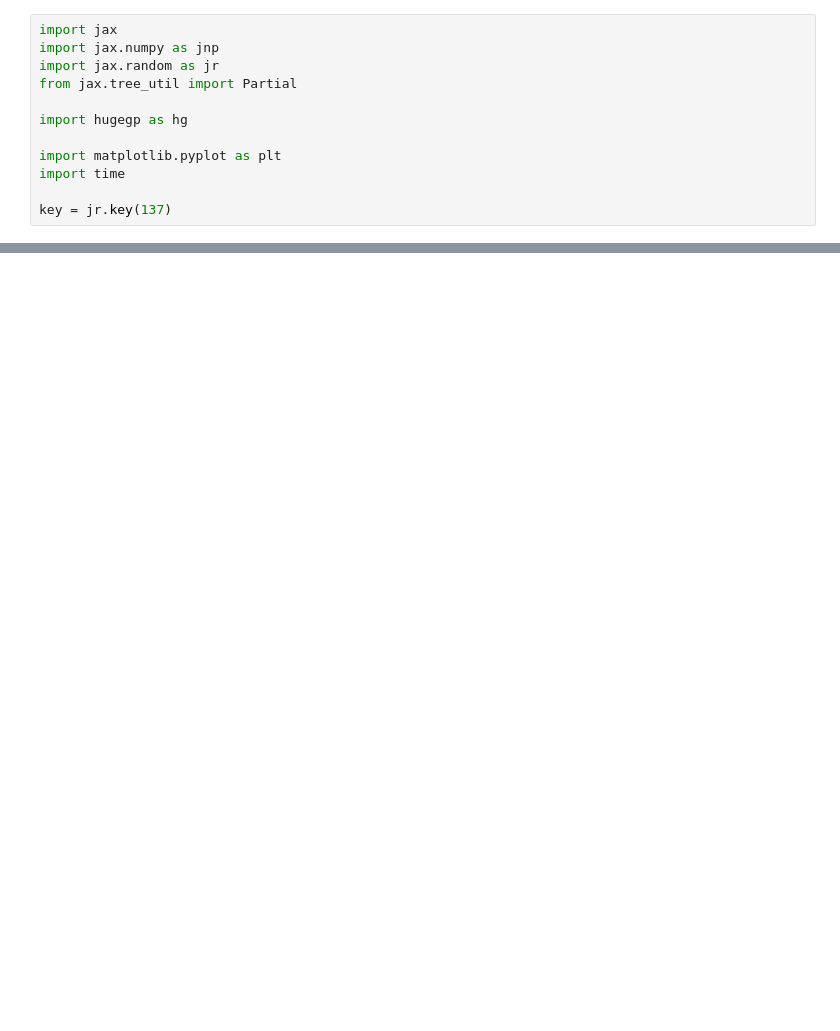
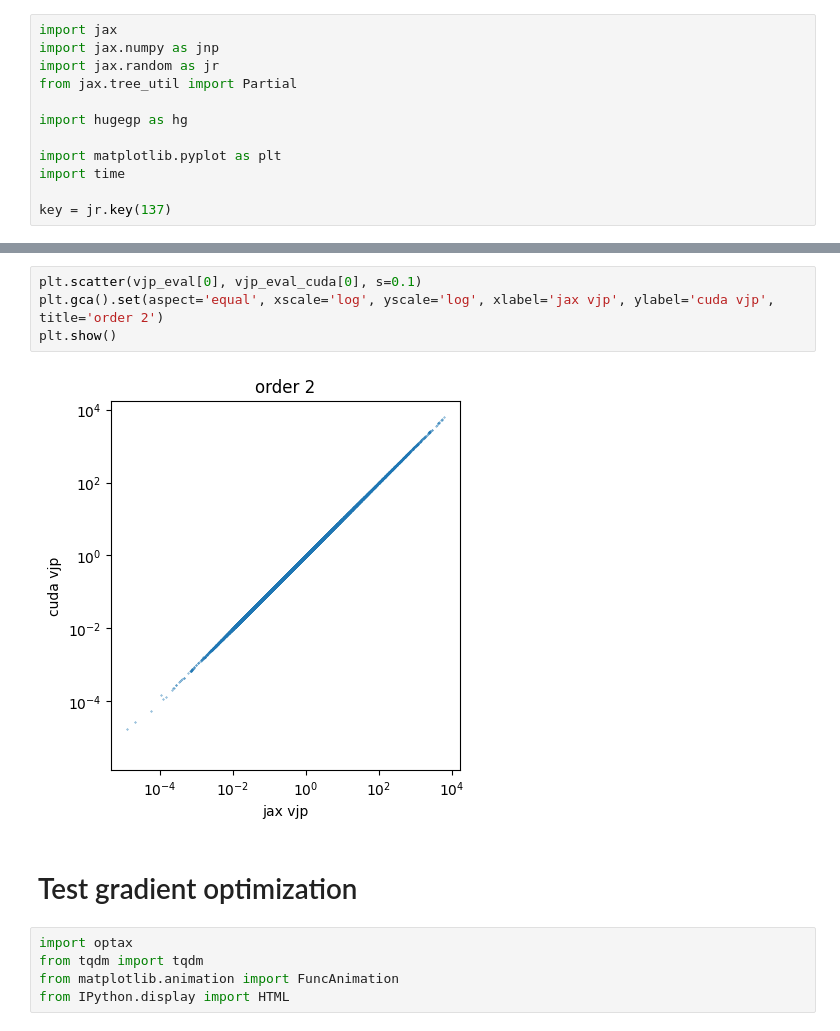
Before and after one commit to stanford-ism/graphgp, a Jupyter notebook: new.ipynb, the cells around one changed output, grey strips where cells are left out. Saved outputs shown, nothing was run; the diff lists cells and outputs as text; blank space fills up the shorter version.

Commit message:
test transpose implementation

```diff
--- a/new.ipynb
+++ b/new.ipynb
@@ -45,0 +75,13 @@ jax.jvp(func, (xi,), (jnp.ones_like(xi),))
+# %%
+plt.scatter(vjp_eval[0], vjp_eval_cuda[0], s=0.1)
+plt.gca().set(aspect='equal', xscale='log', yscale='log', xlabel='jax vjp', ylabel='cuda vjp', title='order 2')
+plt.show()
+# %% [output]
+[figure, added]
+# %% [markdown]
+# Test gradient optimization
+# %%
+import optax
+from tqdm import tqdm
+from matplotlib.animation import FuncAnimation
+from IPython.display import HTML
```
Also changed, not shown: parts of 17 cells of this notebook, 7 other files.
